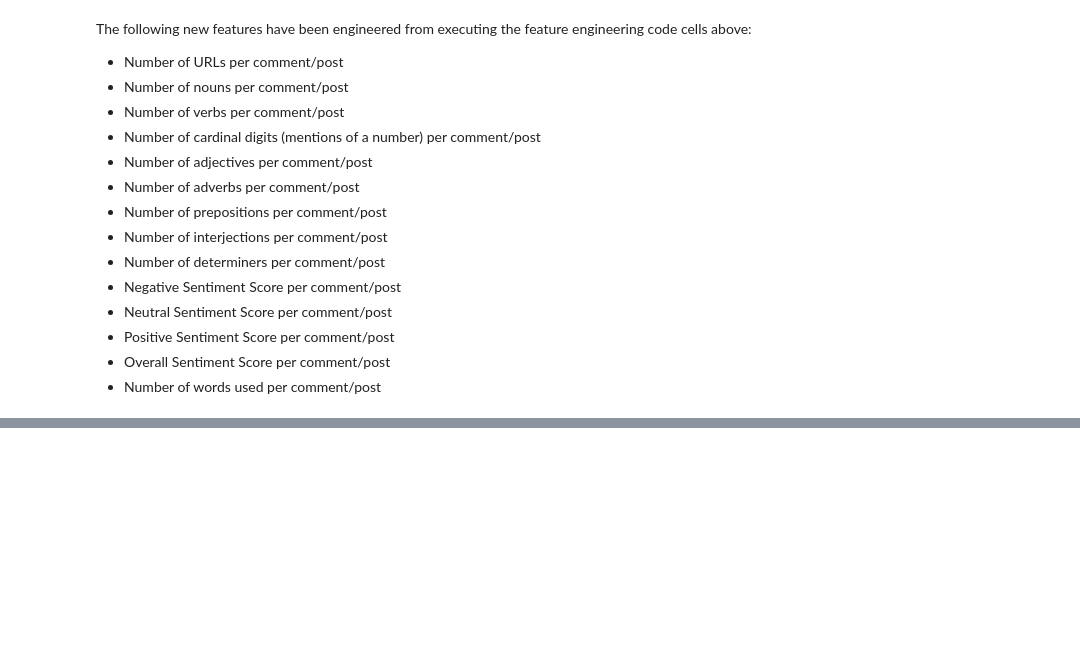
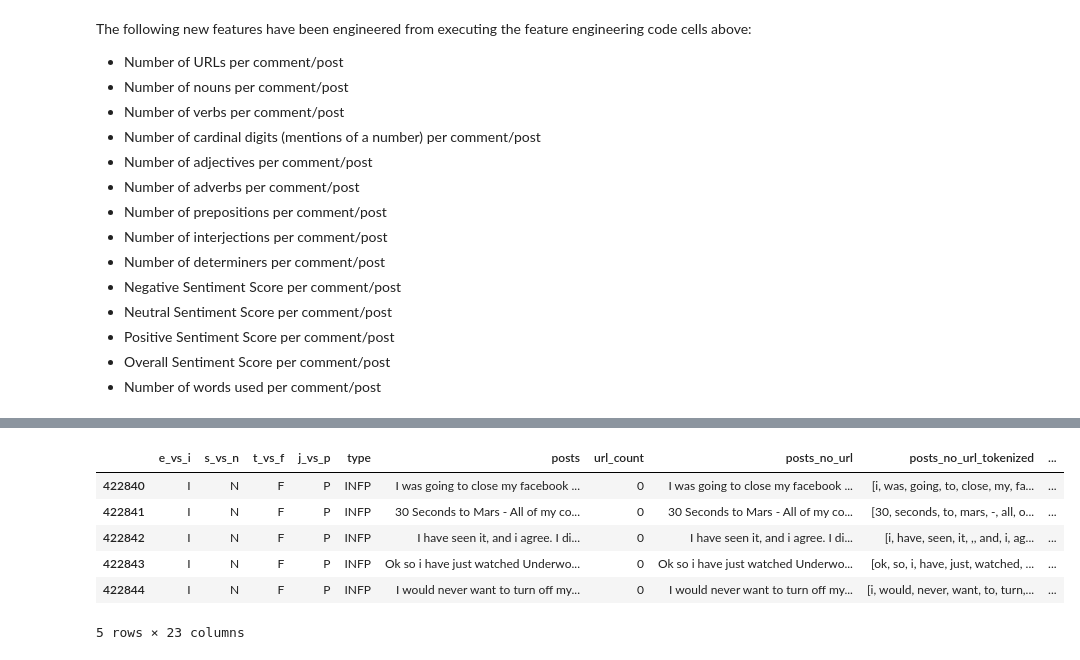
Before and after one commit to slouie88/myers_briggs_personalities, a Jupyter notebook: myers_briggs_eda.ipynb, the cells around one changed output, grey strips where cells are left out. Cells and saved outputs as stored; diff of their text form; code cells hidden in the pictures; blank space fills up the shorter version.

```diff
--- a/myers_briggs_eda.ipynb
+++ b/myers_briggs_eda.ipynb
@@ -595,0 +623,10 @@ The following new features have been engineered from executing the feature engin
+# %%
+online_posts_df_merged.tail()
+# %% [output]
+|  | e_vs_i | s_vs_n | t_vs_f | j_vs_p | type | posts | url_count | posts_no_url | posts_no_url_tokenized | ... |
+| 422840 | I | N | F | P | INFP | I was going to close my facebook ... | 0 | I was going to close my facebook ... | [i, was, going, to, close, my, fa... | ... |
+| 422841 | I | N | F | P | INFP | 30 Seconds to Mars - All of my co... | 0 | 30 Seconds to Mars - All of my co... | [30, seconds, to, mars, -, all, o... | ... |
+| 422842 | I | N | F | P | INFP | I have seen it, and i agree. I di... | 0 | I have seen it, and i agree. I di... | [i, have, seen, it, ,, and, i, ag... | ... |
+| 422843 | I | N | F | P | INFP | Ok so i have just watched Underwo... | 0 | Ok so i have just watched Underwo... | [ok, so, i, have, just, watched, ... | ... |
+| 422844 | I | N | F | P | INFP | I would never want to turn off my... | 0 | I would never want to turn off my... | [i, would, never, want, to, turn,... | ... |
+5 rows × 23 columns
```
Also changed, not shown: parts of 7 cells of this notebook, 1 other file.
